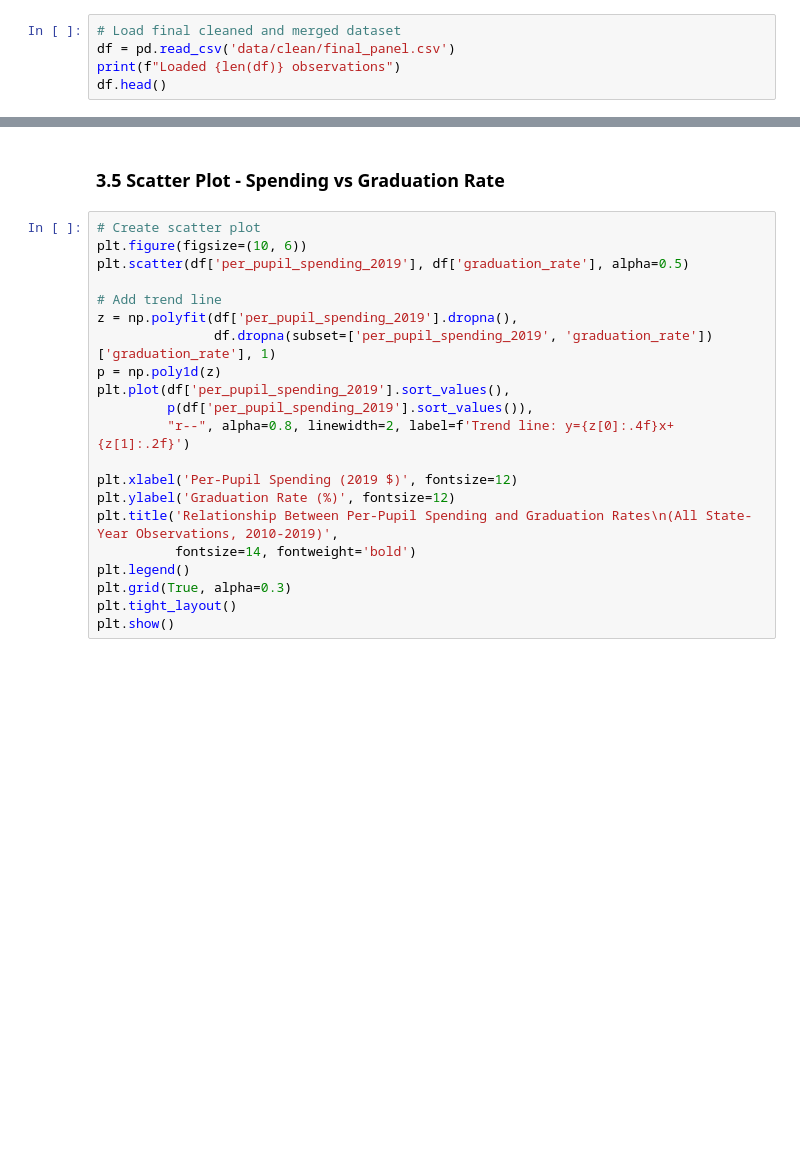
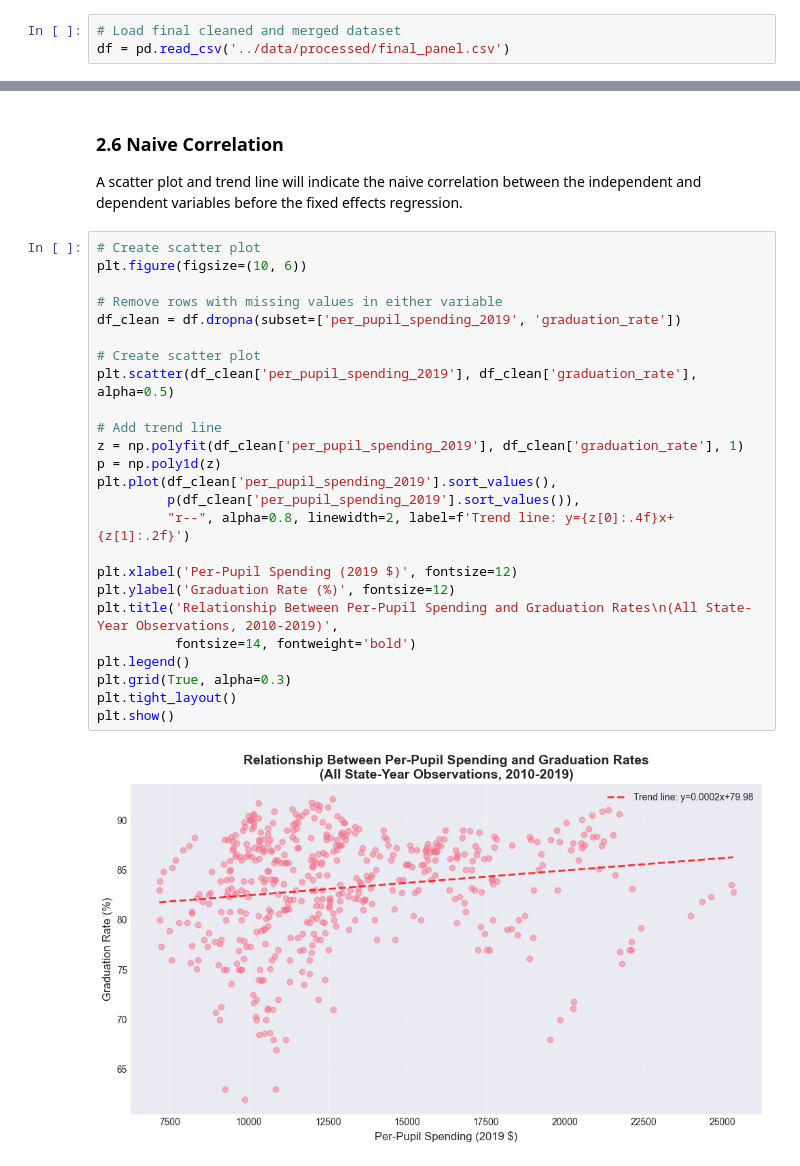
Before and after one commit to joanelambert/D502, a Jupyter notebook: notebooks/data_analysis.ipynb, the cells around one changed output, grey strips where cells are left out. Drawn from its saved outputs; the diff is of its cells as text; blank space fills up the shorter version.

```diff
--- a/notebooks/data_analysis.ipynb
+++ b/notebooks/data_analysis.ipynb
@@ -47,6 +114,4 @@ I manually downloaded the NCES data in Excel file format. I then merged the four
 The final dataset contains 500 state-year observations (50 states × 10 years). Nine graduation values are missing from the original source.
 # %%
 # Load final cleaned and merged dataset
-df = pd.read_csv('data/clean/final_panel.csv')
-print(f"Loaded {len(df)} observations")
-df.head()
+df = pd.read_csv('../data/processed/final_panel.csv')
@@ -157,26 +378,34 @@ The time series visualization indicates...
 # %% [markdown]
-### 3.5 Scatter Plot - Spending vs Graduation Rate
+### 2.6 Naive Correlation
+
+A scatter plot and trend line will indicate the naive correlation between the independent and dependent variables before the fixed effects regression.
 # %%
 # Create scatter plot
 plt.figure(figsize=(10, 6))
-plt.scatter(df['per_pupil_spending_2019'], df['graduation_rate'], alpha=0.5)
+
+# Remove rows with missing values in either variable
+df_clean = df.dropna(subset=['per_pupil_spending_2019', 'graduation_rate'])
+
+# Create scatter plot
+plt.scatter(df_clean['per_pupil_spending_2019'], df_clean['graduation_rate'], alpha=0.5)
 
 # Add trend line
-z = np.polyfit(df['per_pupil_spending_2019'].dropna(),
-               df.dropna(subset=['per_pupil_spending_2019', 'graduation_rate'])['graduation_rate'], 1)
+z = np.polyfit(df_clean['per_pupil_spending_2019'], df_clean['graduation_rate'], 1)
 p = np.poly1d(z)
-plt.plot(df['per_pupil_spending_2019'].sort_values(),
-         p(df['per_pupil_spending_2019'].sort_values()),
+plt.plot(df_clean['per_pupil_spending_2019'].sort_values(),
+         p(df_clean['per_pupil_spending_2019'].sort_values()),
          "r--", alpha=0.8, linewidth=2, label=f'Trend line: y={z[0]:.4f}x+{z[1]:.2f}')
 
 plt.xlabel('Per-Pupil Spending (2019 $)', fontsize=12)
 plt.ylabel('Graduation Rate (%)', fontsize=12)
 plt.title('Relationship Between Per-Pupil Spending and Graduation Rates\n(All State-Year Observations, 2010-2019)',
           fontsize=14, fontweight='bold')
 plt.legend()
 plt.grid(True, alpha=0.3)
 plt.tight_layout()
 plt.show()
+# %% [output]
+[figure, added]
 # %% [markdown]
 #### Interpretation
 
```
Also changed, not shown: parts of 59 cells of this notebook.
